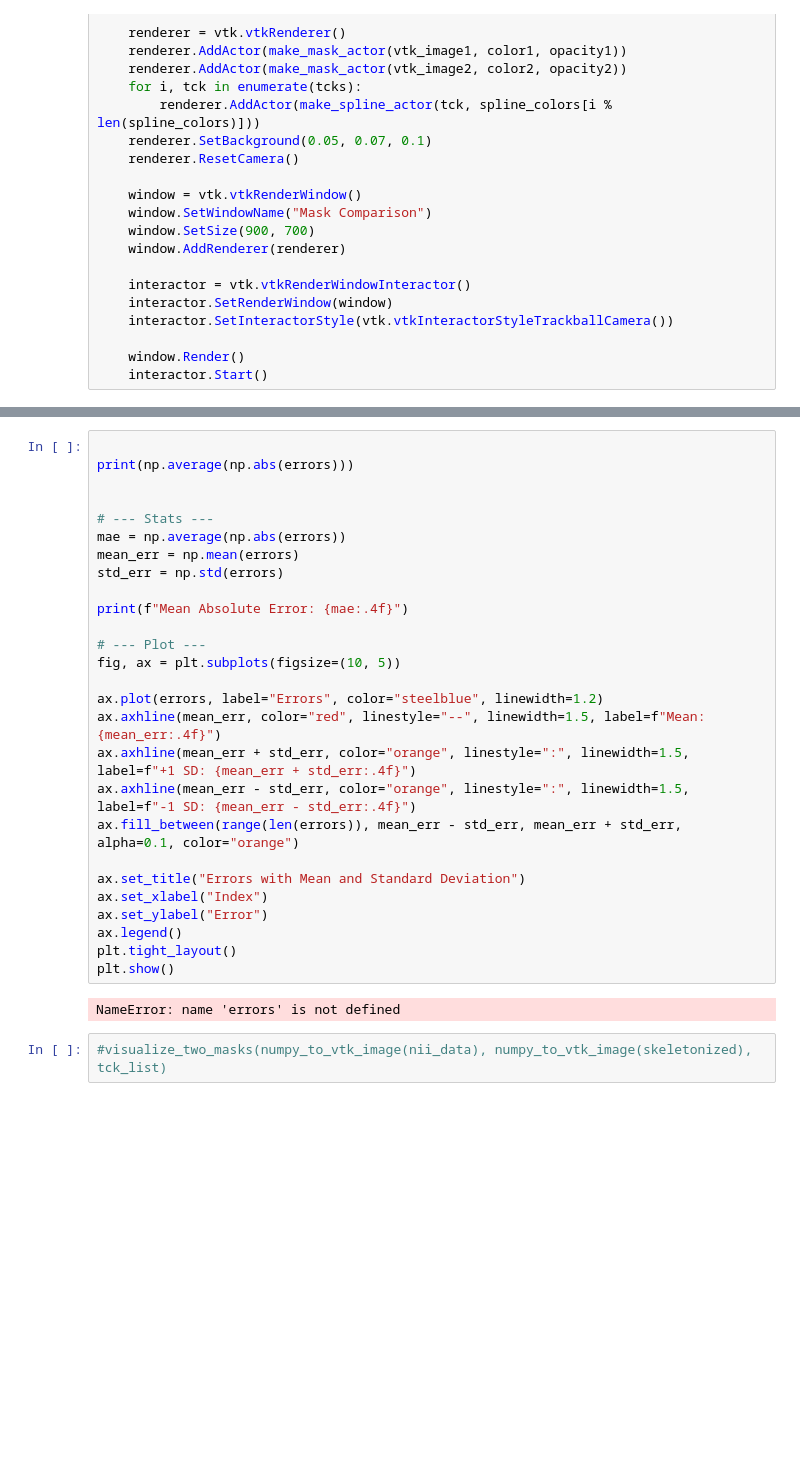
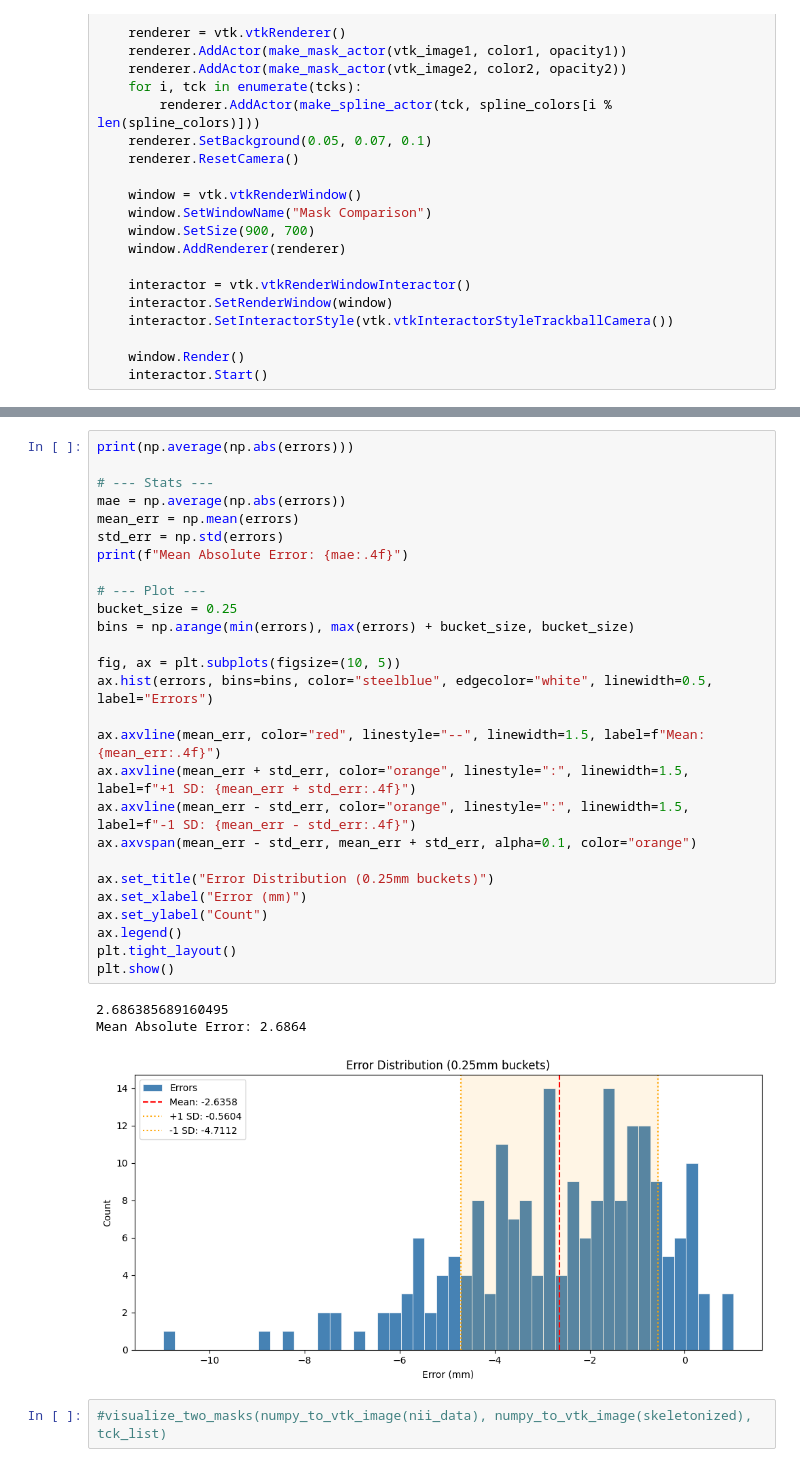
Before and after one commit to TylerLehrfeld/MIA-group-proj, a Jupyter notebook: PROJ2_MIA.ipynb, the cells around one changed output, grey strips where cells are left out. Saved outputs shown, nothing was run; the diff lists cells and outputs as text; blank space fills up the shorter version.

Commit message:
graph completed

```diff
--- a/PROJ2_MIA.ipynb
+++ b/PROJ2_MIA.ipynb
@@ -499,32 +511,34 @@ print(np.average(errors))
 # %%
-
 print(np.average(np.abs(errors)))
-
 
 # --- Stats ---
 mae = np.average(np.abs(errors))
 mean_err = np.mean(errors)
 std_err = np.std(errors)
-
 print(f"Mean Absolute Error: {mae:.4f}")
 
 # --- Plot ---
+bucket_size = 0.25
+bins = np.arange(min(errors), max(errors) + bucket_size, bucket_size)
+
 fig, ax = plt.subplots(figsize=(10, 5))
+ax.hist(errors, bins=bins, color="steelblue", edgecolor="white", linewidth=0.5, label="Errors")
 
-ax.plot(errors, label="Errors", color="steelblue", linewidth=1.2)
-ax.axhline(mean_err, color="red", linestyle="--", linewidth=1.5, label=f"Mean: {mean_err:.4f}")
-ax.axhline(mean_err + std_err, color="orange", linestyle=":", linewidth=1.5, label=f"+1 SD: {mean_err + std_err:.4f}")
-ax.axhline(mean_err - std_err, color="orange", linestyle=":", linewidth=1.5, label=f"-1 SD: {mean_err - std_err:.4f}")
-ax.fill_between(range(len(errors)), mean_err - std_err, mean_err + std_err, alpha=0.1, color="orange")
+ax.axvline(mean_err, color="red", linestyle="--", linewidth=1.5, label=f"Mean: {mean_err:.4f}")
+ax.axvline(mean_err + std_err, color="orange", linestyle=":", linewidth=1.5, label=f"+1 SD: {mean_err + std_err:.4f}")
+ax.axvline(mean_err - std_err, color="orange", linestyle=":", linewidth=1.5, label=f"-1 SD: {mean_err - std_err:.4f}")
+ax.axvspan(mean_err - std_err, mean_err + std_err, alpha=0.1, color="orange")
 
-ax.set_title("Errors with Mean and Standard Deviation")
-ax.set_xlabel("Index")
-ax.set_ylabel("Error")
+ax.set_title("Error Distribution (0.25mm buckets)")
+ax.set_xlabel("Error (mm)")
+ax.set_ylabel("Count")
 ax.legend()
 plt.tight_layout()
 plt.show()
 # %% [output]
-NameError: name 'errors' is not defined
+2.686385689160495
+Mean Absolute Error: 2.6864
+[figure, added]
 # %%
 #visualize_two_masks(numpy_to_vtk_image(nii_data), numpy_to_vtk_image(skeletonized), tck_list)
 # %%
```
Also changed, not shown: parts of 2 cells of this notebook.
